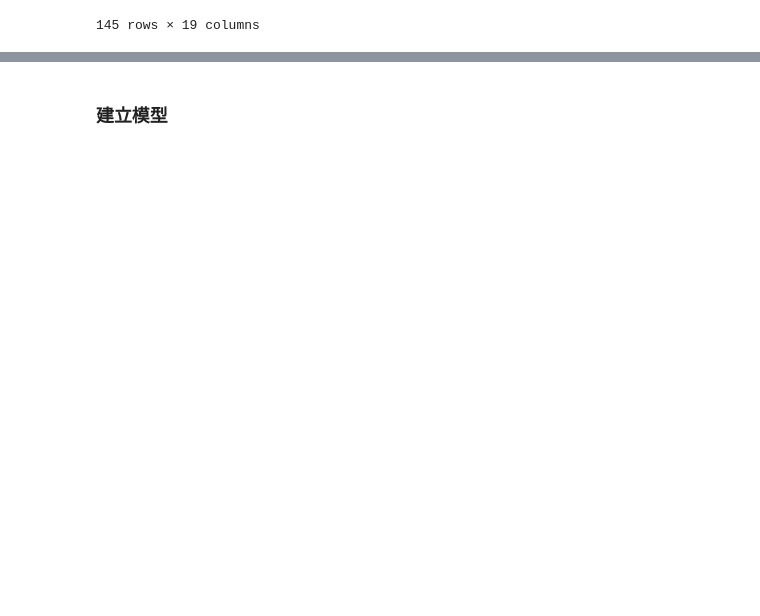
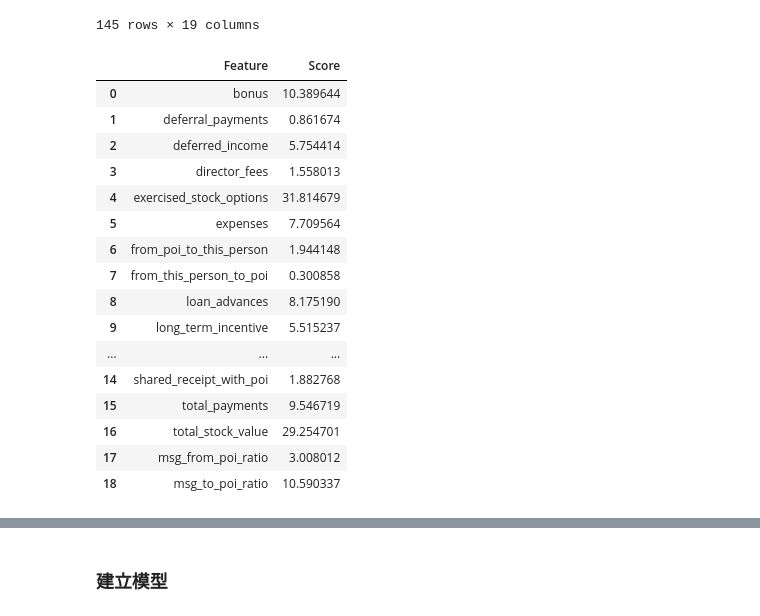
Before and after one commit to waitingSu/ML100Days, a Jupyter notebook: homework/D51_D53_Midterm.ipynb, the cells around one changed output, grey strips where cells are left out. Drawn from its saved outputs; the diff is of its cells as text; code cells hidden in the pictures; blank space fills up the shorter version.

```diff
--- a/homework/D51_D53_Midterm.ipynb
+++ b/homework/D51_D53_Midterm.ipynb
@@ -324,0 +327,32 @@ df
+# %%
+from sklearn.feature_selection import SelectKBest,chi2,f_classif
+from sklearn.model_selection import train_test_split
+train_num = train_Y.shape[0]
+train_X = df[:train_num]
+test_X = df[train_num:]
+# 切分訓練集/測試集
+x_train, x_test, y_train, y_test = train_test_split(train_X, train_Y, test_size=0.25, random_state=44)
+
+kbest = SelectKBest(score_func=f_classif, k=5)
+X_new = kbest.fit_transform(train_X, train_Y)
+
+kbest_df = pd.DataFrame(data = list(zip(df[1:], kbest.scores_)), columns=['Feature', 'Score'])
+kbest_df
+# %% [output]
+|  | Feature | Score |
+| 0 | bonus | 10.389644 |
+| 1 | deferral_payments | 0.861674 |
+| 2 | deferred_income | 5.754414 |
+| 3 | director_fees | 1.558013 |
+| 4 | exercised_stock_options | 31.814679 |
+| 5 | expenses | 7.709564 |
+| 6 | from_poi_to_this_person | 1.944148 |
+| 7 | from_this_person_to_poi | 0.300858 |
+| 8 | loan_advances | 8.175190 |
+| 9 | long_term_incentive | 5.515237 |
+| ... | ... | ... |
+| 14 | shared_receipt_with_poi | 1.882768 |
+| 15 | total_payments | 9.546719 |
+| 16 | total_stock_value | 29.254701 |
+| 17 | msg_from_poi_ratio | 3.008012 |
+| 18 | msg_to_poi_ratio | 10.590337 |
```
Also changed, not shown: parts of 12 cells of this notebook.
